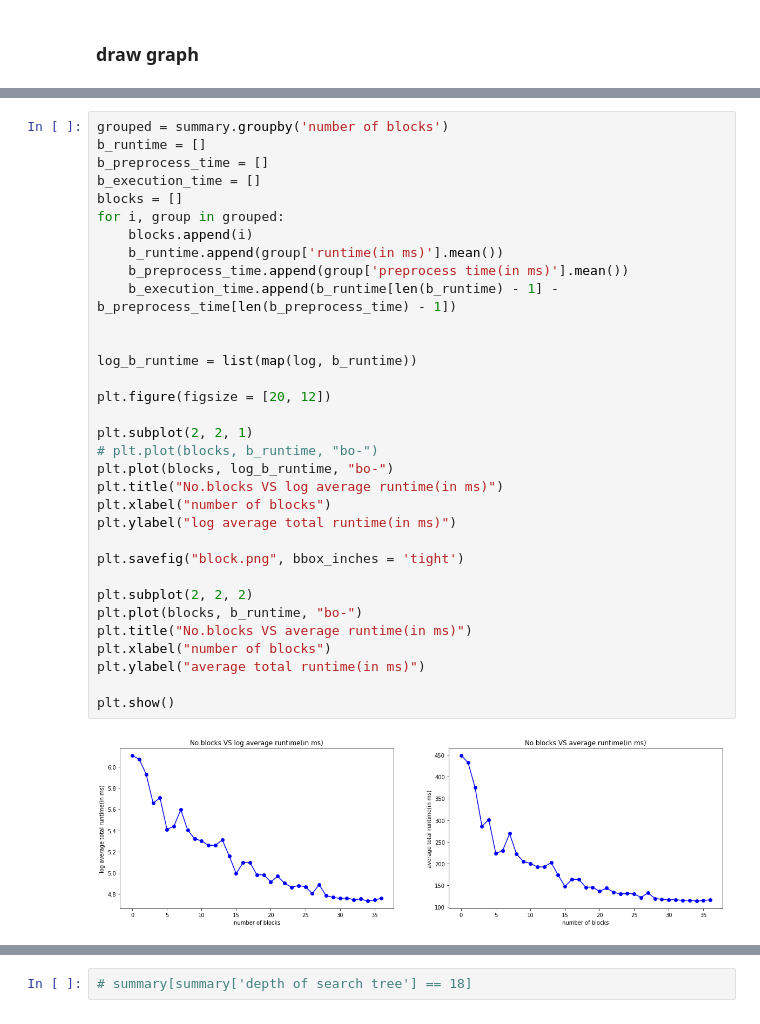
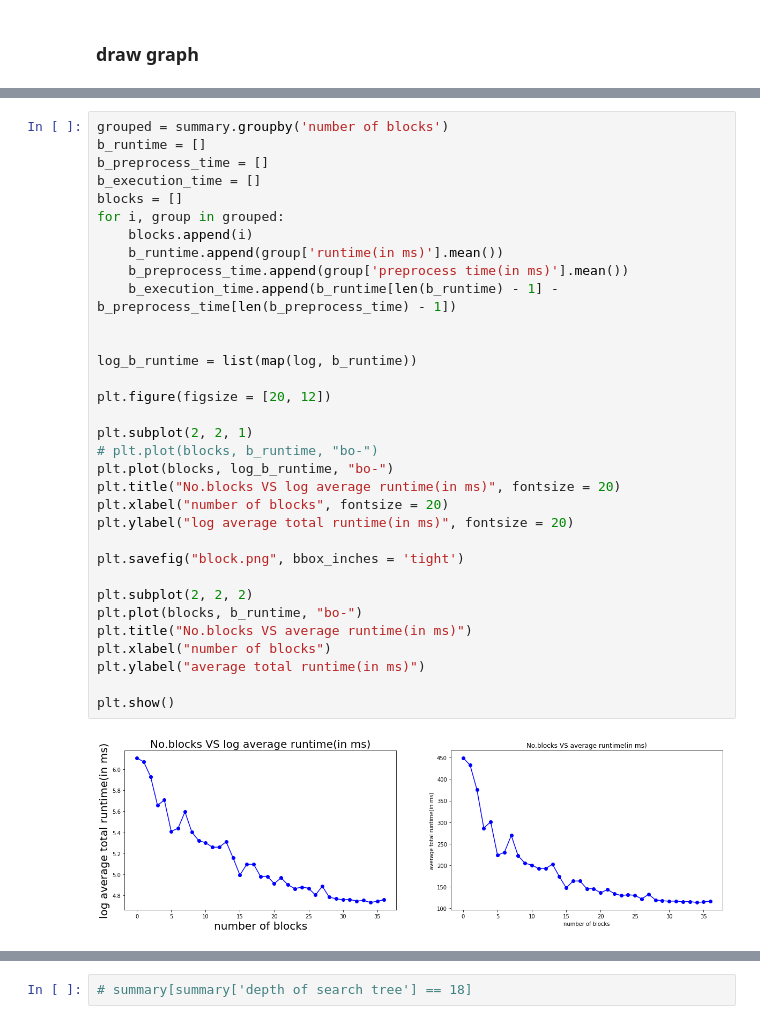
Before and after one commit to yangxvlin/Board-Game-Chexer-AI, a Jupyter notebook: project1/report.ipynb, the cells around one changed output, grey strips where cells are left out. Drawn from its saved outputs; the diff is of its cells as text.

Commit message:
changed font size in the graph and updated report file

```diff
--- a/project1/report.ipynb
+++ b/project1/report.ipynb
@@ -106,37 +106,37 @@ plt.show()
 grouped = summary.groupby('number of blocks')
 b_runtime = []
 b_preprocess_time = []
 b_execution_time = []
 blocks = []
 for i, group in grouped:
     blocks.append(i)
     b_runtime.append(group['runtime(in ms)'].mean())
     b_preprocess_time.append(group['preprocess time(in ms)'].mean())
     b_execution_time.append(b_runtime[len(b_runtime) - 1] - b_preprocess_time[len(b_preprocess_time) - 1])
 
 
 log_b_runtime = list(map(log, b_runtime))
 
 plt.figure(figsize = [20, 12])
 
 plt.subplot(2, 2, 1)
 # plt.plot(blocks, b_runtime, "bo-")
 plt.plot(blocks, log_b_runtime, "bo-")
-plt.title("No.blocks VS log average runtime(in ms)")
-plt.xlabel("number of blocks")
-plt.ylabel("log average total runtime(in ms)")
+plt.title("No.blocks VS log average runtime(in ms)", fontsize = 20)
+plt.xlabel("number of blocks", fontsize = 20)
+plt.ylabel("log average total runtime(in ms)", fontsize = 20)
 
 plt.savefig("block.png", bbox_inches = 'tight')
 
 plt.subplot(2, 2, 2)
 plt.plot(blocks, b_runtime, "bo-")
 plt.title("No.blocks VS average runtime(in ms)")
 plt.xlabel("number of blocks")
 plt.ylabel("average total runtime(in ms)")
 
 plt.show()
 # %% [output]
-[figure, old version]
+[figure, new version]
 # %%
 grouped = summary.groupby('relative error')
 r_runtime = []
```
Also changed, not shown: parts of 4 cells of this notebook, 1 other file.
